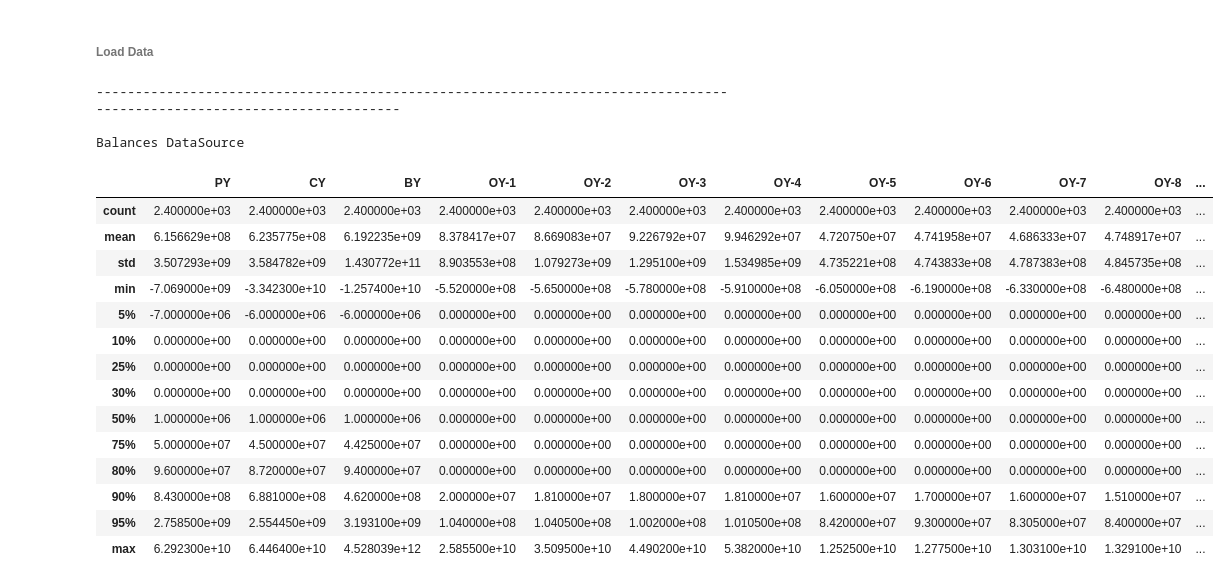
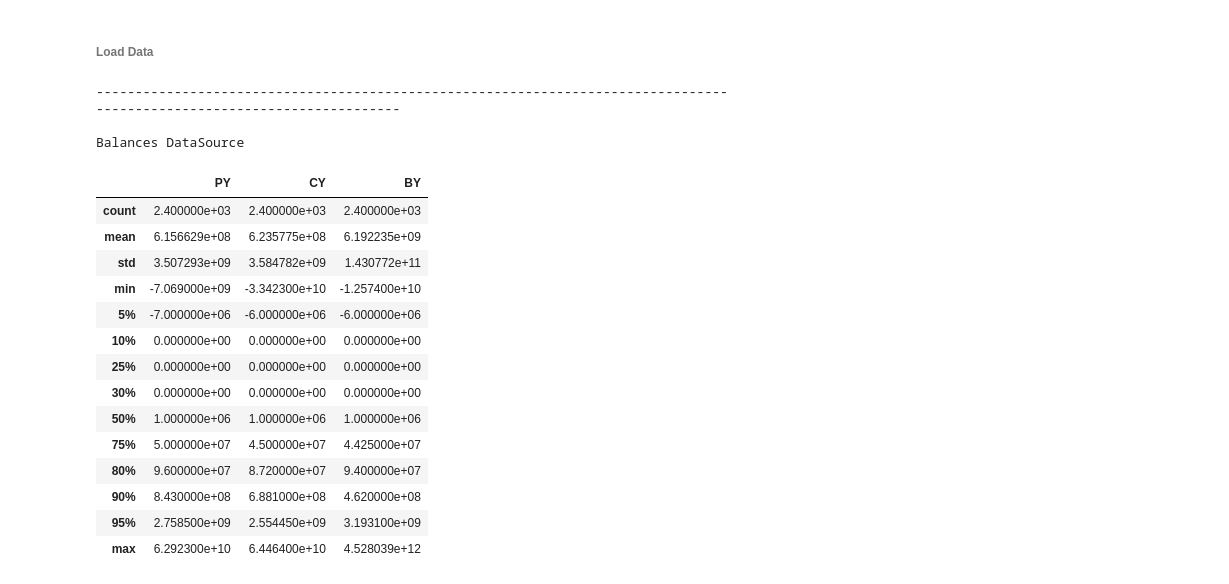
Before and after one commit to is-leeroy-jenkins/Mathy, a Jupyter notebook: ipynb/board.ipynb, the cells around one changed output. Cells and saved outputs as stored; diff of their text form; code cells hidden in the pictures.

```diff
--- a/ipynb/board.ipynb
+++ b/ipynb/board.ipynb
@@ -20,7 +22,7 @@ schedx_filepath = r'C:\Users\terry\source\repos\mathy\stores\excel\Combined Sche
 nominal_columns = [ 'CombinedSchedulesId', 'MainAccount', 'TreasurySymbol', 'AccountName',
 					'LineName', 'Line', 'Subfunction', 'Classification', 'BudgetEnforcementCategory' ]
 out_years = [ f'OY-{i}' for i in range( 1, 10 ) ]
-numeric_columns = [ 'PY', 'CY', 'BY' ] + out_years
+numeric_columns = [ 'PY', 'CY', 'BY' ]
 data_columns = [ 'MainAccount', 'LineName', 'Line' ]
 all_columns = nominal_columns + numeric_columns
 index_columns = [ 'CombinedSchedulesId', ]
@@ -35,51 +37,50 @@ dtype_dict = \
 	'TreasurySymbol': str
 }
 
-df_excel = pd.read_excel( schedx_filepath, usecols=all_columns,
-	sheet_name='Data'  )
+df_excel = pd.read_excel( schedx_filepath, usecols=all_columns, sheet_name='Data'  )
 df_excel.reset_index( )
 df_excel.round( 2 )
 # Fix formatting: pad with leading zeros and split TreasurySymbol
 df_excel[ 'MainAccount' ] = df_excel[ 'MainAccount' ].str.replace( 'A-', '', regex=False )
 df_excel[ 'MainAccount' ] = df_excel[ 'MainAccount' ].str.zfill( 4 )
 df_excel[ 'TreasurySymbol' ] = df_excel[ 'TreasurySymbol' ].str.replace( 'A-', '', regex=False )
 df_excel[ 'Line' ] = df_excel[ 'Line' ].str.replace( 'L-', '', regex=False )
 df_excel[ 'Line' ] = df_excel[ 'Line' ].str.zfill( 4 )
 df_excel[ 'AgencyCode' ] = df_excel[ 'TreasurySymbol' ].str[ :3 ].str.zfill( 3 )
 df_excel[ 'MainAccountCode' ] = df_excel[ 'TreasurySymbol' ].str[ 3: ].str.zfill( 4 )
 
 
 df_excel[ numeric_columns ] = df_excel[ numeric_columns ].round( 2 )
 df_dataset = df_excel[ all_columns ].copy( )
 df_nominal = df_excel[ nominal_columns ].copy( )
 df_numeric = df_excel[ numeric_columns ].copy( )
 df_schedx = df_excel[ max_columns ].copy( )
 sns.set_style( 'darkgrid' )
 
 
 print( hdr )
 print( 'Balances DataSource' )
 print( nwln )
 
 # Descriptive Statistics & Probability Distributions
-df_descriptive = df_numeric.describe( percentiles=[ .05, .1, .25, .3, .5, .75, .8, .9, .95 ] )
+df_descriptive = df_schedx.describe( percentiles=[ .05, .1, .25, .3, .5, .75, .8, .9, .95 ] )
 df_descriptive.round( 2 )
 # %% [output]
 ------------------------------------------------------------------------------------------------------------------------
 
 Balances DataSource
-|  | PY | CY | BY | OY-1 | OY-2 | OY-3 | OY-4 | OY-5 | OY-6 | OY-7 | OY-8 | ... |
-| count | 2.400000e+03 | 2.400000e+03 | 2.400000e+03 | 2.400000e+03 | 2.400000e+03 | 2.400000e+03 | 2.400000e+03 | 2.400000e+03 | 2.400000e+03 | 2.400000e+03 | 2.400000e+03 | ... |
-| mean | 6.156629e+08 | 6.235775e+08 | 6.192235e+09 | 8.378417e+07 | 8.669083e+07 | 9.226792e+07 | 9.946292e+07 | 4.720750e+07 | 4.741958e+07 | 4.686333e+07 | 4.748917e+07 | ... |
-| std | 3.507293e+09 | 3.584782e+09 | 1.430772e+11 | 8.903553e+08 | 1.079273e+09 | 1.295100e+09 | 1.534985e+09 | 4.735221e+08 | 4.743833e+08 | 4.787383e+08 | 4.845735e+08 | ... |
-| min | -7.069000e+09 | -3.342300e+10 | -1.257400e+10 | -5.520000e+08 | -5.650000e+08 | -5.780000e+08 | -5.910000e+08 | -6.050000e+08 | -6.190000e+08 | -6.330000e+08 | -6.480000e+08 | ... |
-| 5% | -7.000000e+06 | -6.000000e+06 | -6.000000e+06 | 0.000000e+00 | 0.000000e+00 | 0.000000e+00 | 0.000000e+00 | 0.000000e+00 | 0.000000e+00 | 0.000000e+00 | 0.000000e+00 | ... |
-| 10% | 0.000000e+00 | 0.000000e+00 | 0.000000e+00 | 0.000000e+00 | 0.000000e+00 | 0.000000e+00 | 0.000000e+00 | 0.000000e+00 | 0.000000e+00 | 0.000000e+00 | 0.000000e+00 | ... |
-| 25% | 0.000000e+00 | 0.000000e+00 | 0.000000e+00 | 0.000000e+00 | 0.000000e+00 | 0.000000e+00 | 0.000000e+00 | 0.000000e+00 | 0.000000e+00 | 0.000000e+00 | 0.000000e+00 | ... |
-| 30% | 0.000000e+00 | 0.000000e+00 | 0.000000e+00 | 0.000000e+00 | 0.000000e+00 | 0.000000e+00 | 0.000000e+00 | 0.000000e+00 | 0.000000e+00 | 0.000000e+00 | 0.000000e+00 | ... |
-| 50% | 1.000000e+06 | 1.000000e+06 | 1.000000e+06 | 0.000000e+00 | 0.000000e+00 | 0.000000e+00 | 0.000000e+00 | 0.000000e+00 | 0.000000e+00 | 0.000000e+00 | 0.000000e+00 | ... |
-| 75% | 5.000000e+07 | 4.500000e+07 | 4.425000e+07 | 0.000000e+00 | 0.000000e+00 | 0.000000e+00 | 0.000000e+00 | 0.000000e+00 | 0.000000e+00 | 0.000000e+00 | 0.000000e+00 | ... |
-| 80% | 9.600000e+07 | 8.720000e+07 | 9.400000e+07 | 0.000000e+00 | 0.000000e+00 | 0.000000e+00 | 0.000000e+00 | 0.000000e+00 | 0.000000e+00 | 0.000000e+00 | 0.000000e+00 | ... |
-| 90% | 8.430000e+08 | 6.881000e+08 | 4.620000e+08 | 2.000000e+07 | 1.810000e+07 | 1.800000e+07 | 1.810000e+07 | 1.600000e+07 | 1.700000e+07 | 1.600000e+07 | 1.510000e+07 | ... |
-| 95% | 2.758500e+09 | 2.554450e+09 | 3.193100e+09 | 1.040000e+08 | 1.040500e+08 | 1.002000e+08 | 1.010500e+08 | 8.420000e+07 | 9.300000e+07 | 8.305000e+07 | 8.400000e+07 | ... |
-| max | 6.292300e+10 | 6.446400e+10 | 4.528039e+12 | 2.585500e+10 | 3.509500e+10 | 4.490200e+10 | 5.382000e+10 | 1.252500e+10 | 1.277500e+10 | 1.303100e+10 | 1.329100e+10 | ... |
+|  | PY | CY | BY |
+| count | 2.400000e+03 | 2.400000e+03 | 2.400000e+03 |
+| mean | 6.156629e+08 | 6.235775e+08 | 6.192235e+09 |
+| std | 3.507293e+09 | 3.584782e+09 | 1.430772e+11 |
+| min | -7.069000e+09 | -3.342300e+10 | -1.257400e+10 |
+| 5% | -7.000000e+06 | -6.000000e+06 | -6.000000e+06 |
+| 10% | 0.000000e+00 | 0.000000e+00 | 0.000000e+00 |
+| 25% | 0.000000e+00 | 0.000000e+00 | 0.000000e+00 |
+| 30% | 0.000000e+00 | 0.000000e+00 | 0.000000e+00 |
+| 50% | 1.000000e+06 | 1.000000e+06 | 1.000000e+06 |
+| 75% | 5.000000e+07 | 4.500000e+07 | 4.425000e+07 |
+| 80% | 9.600000e+07 | 8.720000e+07 | 9.400000e+07 |
+| 90% | 8.430000e+08 | 6.881000e+08 | 4.620000e+08 |
+| 95% | 2.758500e+09 | 2.554450e+09 | 3.193100e+09 |
+| max | 6.292300e+10 | 6.446400e+10 | 4.528039e+12 |
```
Also changed, not shown: parts of 15 cells of this notebook, 3 other files.
